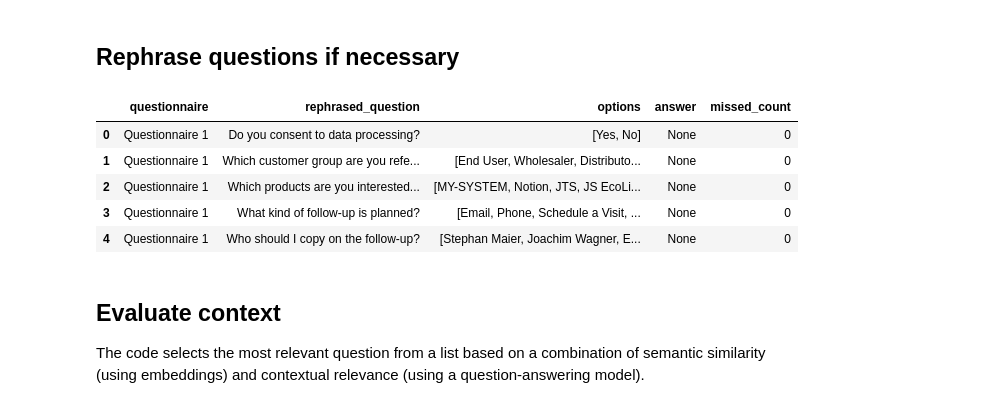
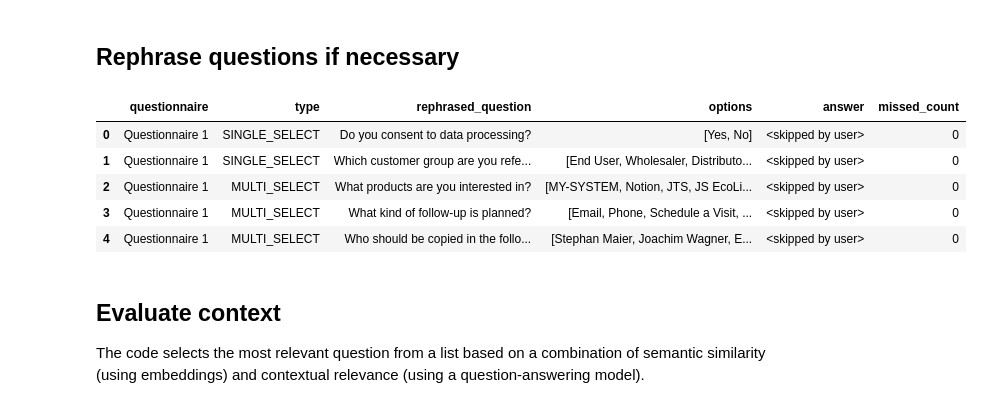
Before and after one commit to croco22/CapstoneProjectTDS, a Jupyter notebook: notebooks/Dashboard_Demo.ipynb, the cells around one changed output. Drawn from its saved outputs; the diff is of its cells as text; code cells hidden in the pictures.

```diff
--- a/notebooks/Dashboard_Demo.ipynb
+++ b/notebooks/Dashboard_Demo.ipynb
@@ -86,31 +86,31 @@ df = pd.concat(dfs, ignore_index=True)
 # %%
 def rephrase_question(text):
     prompt = f"""
         Reformulate the following statement into a clear, concise, and
         grammatically correct question that directly addresses the user. For
         example, 'Do you consent to data processing?' or 'What kind of follow-up
         would you prefer?'. If the text is already a question, preserve its
         meaning and intent without altering the content or facts. The statement
         is: '{text}'. Return only the reformulated question, without any
         additional explanations, comments, or text.
     """
     return generate_text(prompt)
 
 
 df['rephrased_question'] = df['question'].apply(rephrase_question)
 
-df = df[['questionnaire', 'rephrased_question', 'options']].copy()
-df['answer'] = None
+df = df[['questionnaire', 'type', 'rephrased_question', 'options']].copy()
+df['answer'] = "<skipped by user>"
 df['missed_count'] = 0
 
 df.head()
 # %% [output]
-|  | questionnaire | rephrased_question | options | answer | missed_count |
-| 0 | Questionnaire 1 | Do you consent to data processing? | [Yes, No] | None | 0 |
-| 1 | Questionnaire 1 | Which customer group are you refe... | [End User, Wholesaler, Distributo... | None | 0 |
-| 2 | Questionnaire 1 | Which products are you interested... | [MY-SYSTEM, Notion, JTS, JS EcoLi... | None | 0 |
-| 3 | Questionnaire 1 | What kind of follow-up is planned? | [Email, Phone, Schedule a Visit, ... | None | 0 |
-| 4 | Questionnaire 1 | Who should I copy on the follow-up? | [Stephan Maier, Joachim Wagner, E... | None | 0 |
+|  | questionnaire | type | rephrased_question | options | answer | missed_count |
+| 0 | Questionnaire 1 | SINGLE_SELECT | Do you consent to data processing? | [Yes, No] | <skipped by user> | 0 |
+| 1 | Questionnaire 1 | SINGLE_SELECT | Which customer group are you refe... | [End User, Wholesaler, Distributo... | <skipped by user> | 0 |
+| 2 | Questionnaire 1 | MULTI_SELECT | What products are you interested in? | [MY-SYSTEM, Notion, JTS, JS EcoLi... | <skipped by user> | 0 |
+| 3 | Questionnaire 1 | MULTI_SELECT | What kind of follow-up is planned? | [Email, Phone, Schedule a Visit, ... | <skipped by user> | 0 |
+| 4 | Questionnaire 1 | MULTI_SELECT | Who should be copied in the follo... | [Stephan Maier, Joachim Wagner, E... | <skipped by user> | 0 |
 # %% [markdown]
 ## Evaluate context
 The code selects the most relevant question from a list based on a combination of semantic similarity (using embeddings) and contextual relevance (using a question-answering model).
```
Also changed, not shown: parts of 9 cells of this notebook.
